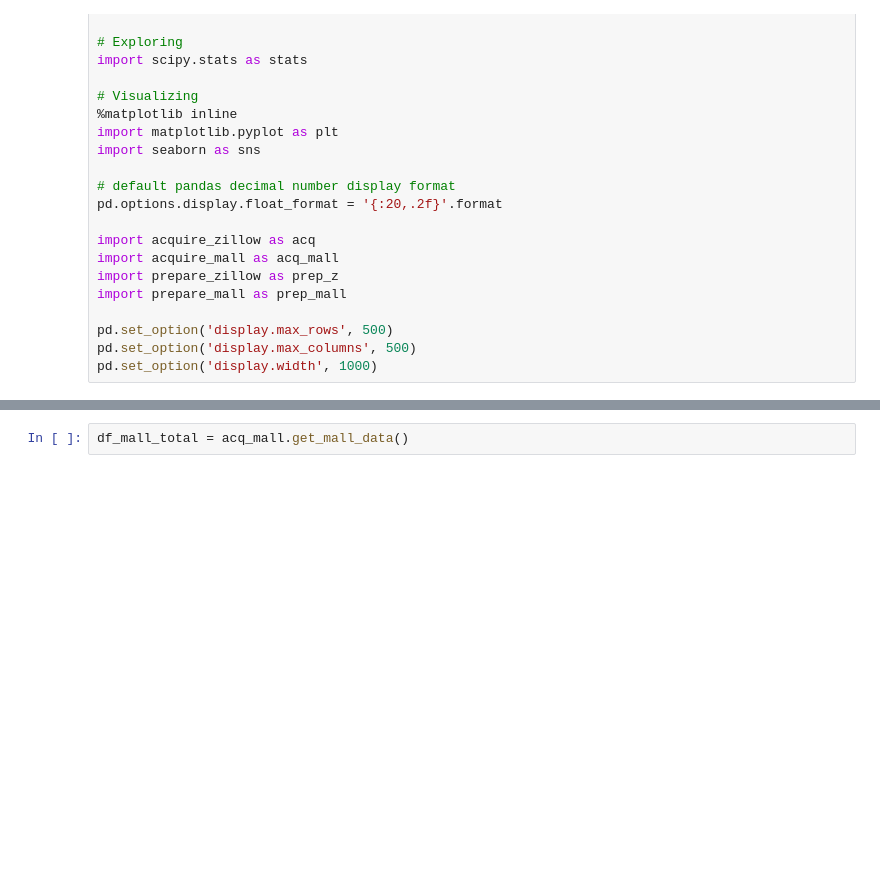
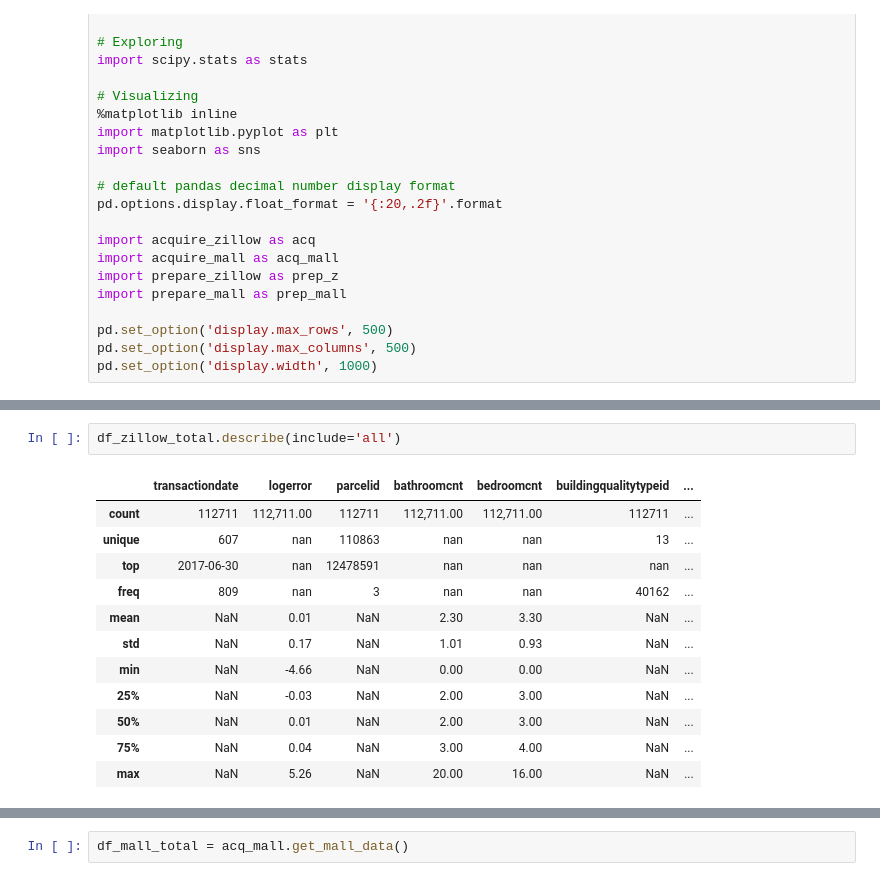
Before and after one commit to HackneyChad/clustering, a Jupyter notebook: clustering_exercises.ipynb, the cells around one changed output, grey strips where cells are left out. Drawn from its saved outputs; the diff is of its cells as text; blank space fills up the shorter version.

```diff
--- a/clustering_exercises.ipynb
+++ b/clustering_exercises.ipynb
@@ -28,0 +87,15 @@ pd.set_option('display.width', 1000)
+# %%
+df_zillow_total.describe(include='all')
+# %% [output]
+|  | transactiondate | logerror | parcelid | bathroomcnt | bedroomcnt | buildingqualitytypeid | ... |
+| count | 112711 | 112,711.00 | 112711 | 112,711.00 | 112,711.00 | 112711 | ... |
+| unique | 607 | nan | 110863 | nan | nan | 13 | ... |
+| top | 2017-06-30 | nan | 12478591 | nan | nan | nan | ... |
+| freq | 809 | nan | 3 | nan | nan | 40162 | ... |
+| mean | NaN | 0.01 | NaN | 2.30 | 3.30 | NaN | ... |
+| std | NaN | 0.17 | NaN | 1.01 | 0.93 | NaN | ... |
+| min | NaN | -4.66 | NaN | 0.00 | 0.00 | NaN | ... |
+| 25% | NaN | -0.03 | NaN | 2.00 | 3.00 | NaN | ... |
+| 50% | NaN | 0.01 | NaN | 2.00 | 3.00 | NaN | ... |
+| 75% | NaN | 0.04 | NaN | 3.00 | 4.00 | NaN | ... |
+| max | NaN | 5.26 | NaN | 20.00 | 16.00 | NaN | ... |
```
Also changed, not shown: parts of 36 cells of this notebook, 1 other file.
